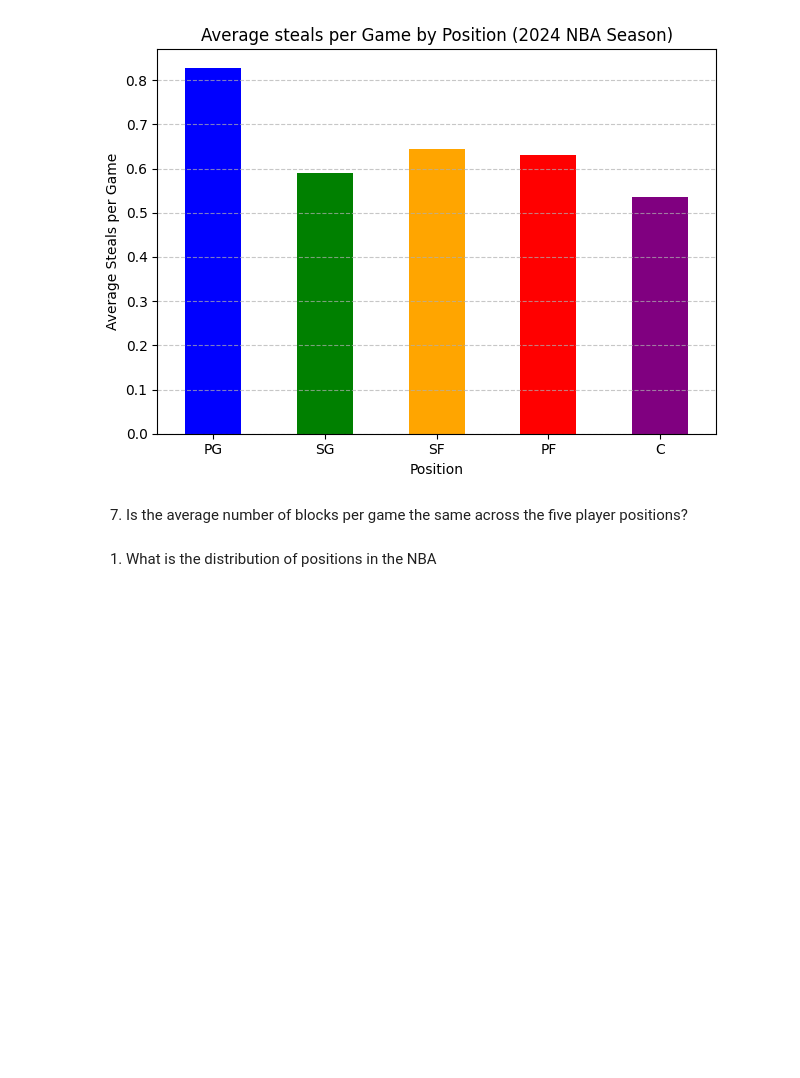
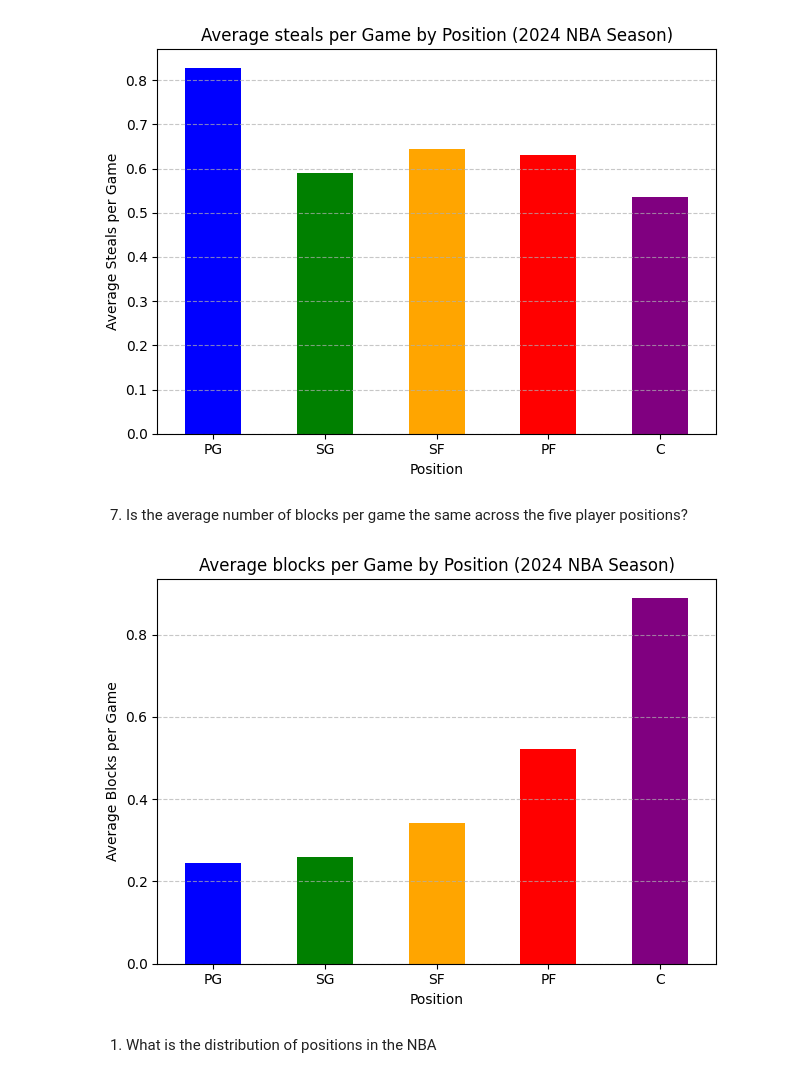
Before and after one commit to wahyunanandika/NBA_2024_MVP_By_Pos, a Jupyter notebook: findla_project_nba_2024_stat.ipynb, the cells around one changed output. Cells and saved outputs as stored; diff of their text form; code cells hidden in the pictures; blank space fills up the shorter version.

Commit message:
add block graph

```diff
--- a/findla_project_nba_2024_stat.ipynb
+++ b/findla_project_nba_2024_stat.ipynb
@@ -301,6 +304,33 @@ plt.show()
 [figure]
 # %% [markdown]
 7. Is the average number of blocks per game the same across the five player positions?
+# %%
+import matplotlib.pyplot as plt
+position_colors = {
+    'PG': 'blue',
+    'SG': 'green',
+    'SF': 'orange',
+    'PF': 'red',
+    'C': 'purple'
+}
+
+desired_order = ['PG', 'SG', 'SF', 'PF', 'C']
+
+# Calculate mean points per game by position
+mean_total_block_by_position = combined_nba_data_2024.groupby('Pos')['BLK'].mean()
+mean_total_block_by_position = mean_total_block_by_position.reindex(desired_order)
+colors = [position_colors[pos] for pos in mean_total_block_by_position.index]
+
+mean_total_block_by_position.plot(kind='bar', color=colors)
+plt.title('Average blocks per Game by Position (2024 NBA Season)')
+plt.xlabel('Position')
+plt.ylabel('Average Blocks per Game')
+plt.xticks(rotation=0)
+plt.grid(axis='y', linestyle='--', alpha=0.7)
+plt.tight_layout()
+plt.show()
+# %% [output]
+[figure, added]
 # %% [markdown]
 1. What is the distribution of positions in the NBA
 # %%
```
Also changed, not shown: parts of 4 cells of this notebook.
